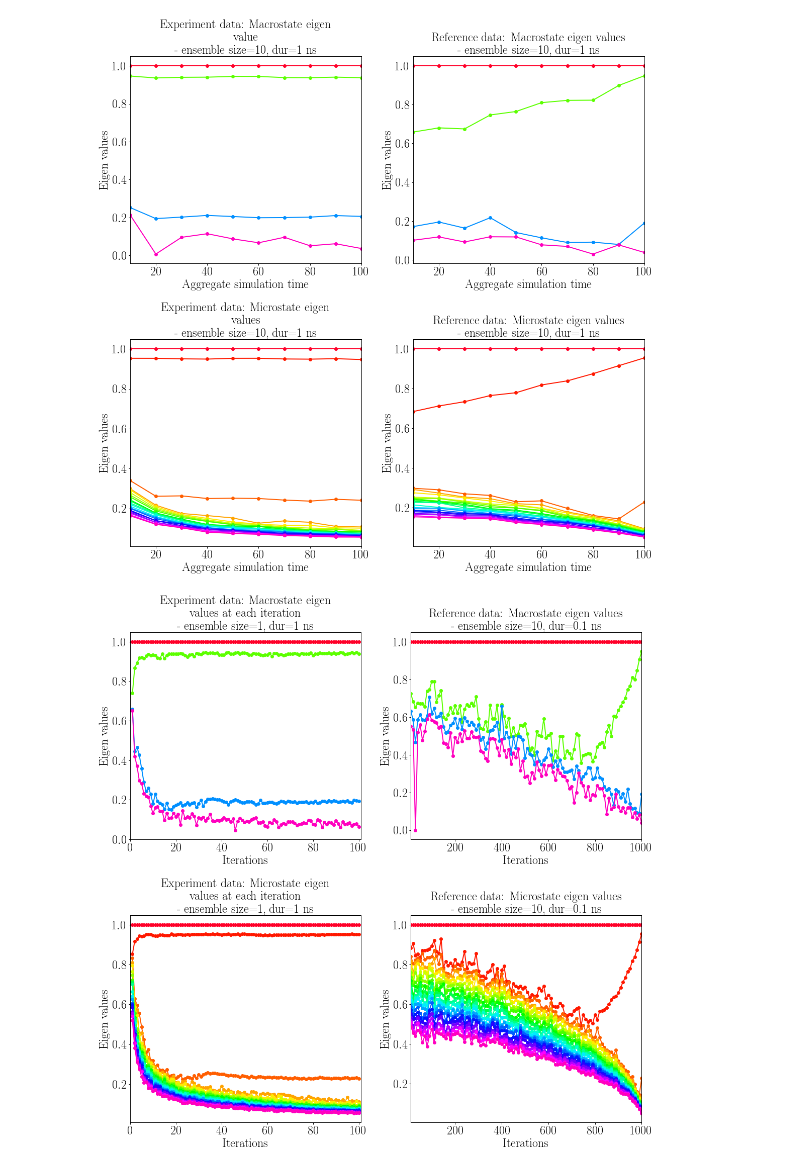
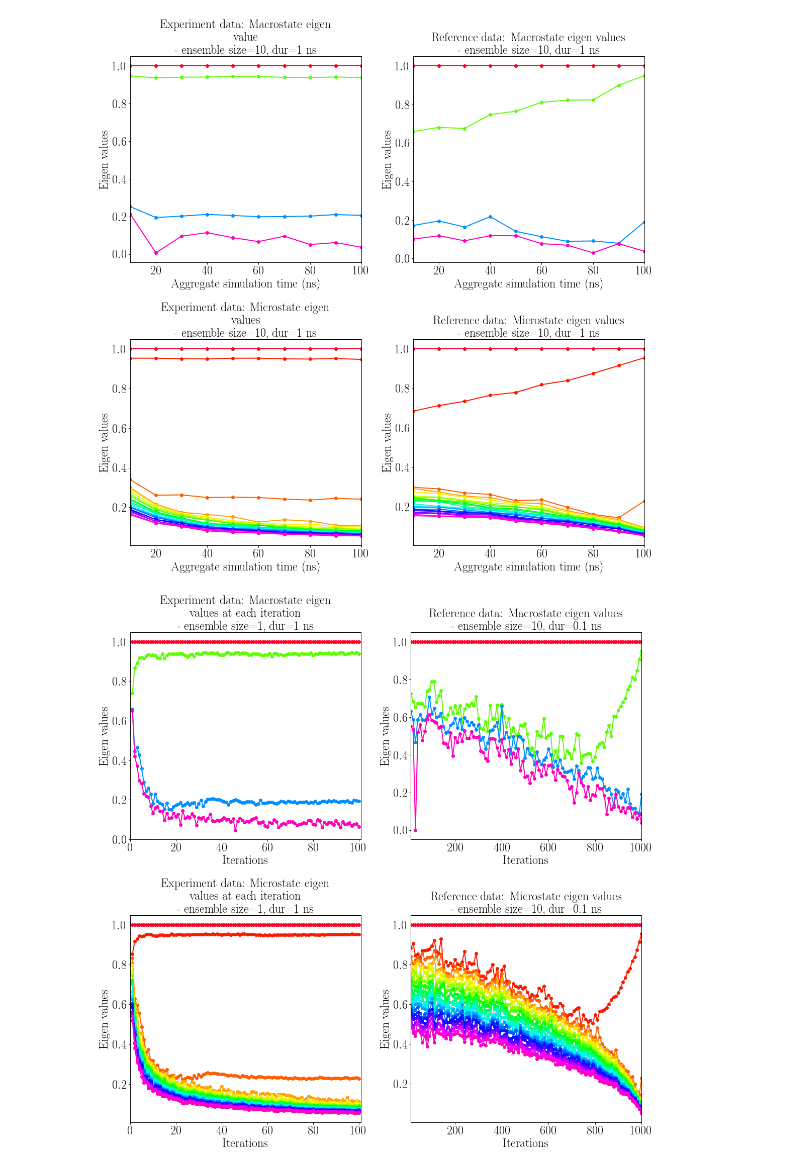
Before and after one commit to trje3733/adaptive-bms-experiments, a Jupyter notebook: adaptive-msm/notebook/plotme.ipynb, the cells around one changed output. Drawn from its saved outputs; the diff is of its cells as text; code cells hidden in the pictures.

```diff
--- a/adaptive-msm/notebook/plotme.ipynb
+++ b/adaptive-msm/notebook/plotme.ipynb
@@ -183,7 +183,7 @@ iters=10
 path = '../raw_data/exp_data/dur-%s-ensemble-%s-iters-%s'%(dur,en,iters)
 macro_ev_df_iters_10 = get_macrostate_data(path, dur, en, iters)
 ax1 = macro_ev_df_iters_10.plot(ax=ax[0][0],kind='line',marker='o',colormap='gist_rainbow', legend=False)
-ax1.set_xlabel('Aggregate simulation time')
+ax1.set_xlabel('Aggregate simulation time (ns)')
 ax1.set_ylabel('Eigen values')
 ax1.set_title('Experiment data: Macrostate eigen \n value \n - ensemble size=%s, dur=%s ns'%(en, dur))
 ax1.legend().set_visible(False)
@@ -196,41 +196,41 @@ iters=10
 path = '../raw_data/ref_data'
 macro_ev_df_ref = get_macrostate_data(path, dur, en, iters)
 ax1 = macro_ev_df_ref.plot(ax=ax[0][1],kind='line',marker='o',colormap='gist_rainbow', legend=False)
-ax1.set_xlabel('Aggregate simulation time')
+ax1.set_xlabel('Aggregate simulation time (ns)')
 ax1.set_ylabel('Eigen values')
 ax1.set_title('Reference data: Macrostate eigen values \n - ensemble size=%s, dur=%s ns'%(en, dur))
 
 
 
 dur=1
 en=10
 iters=10
 path = '../raw_data/exp_data/dur-%s-ensemble-%s-iters-%s'%(dur,en,iters)
 micro_ev_df_iters_10 = get_microstate_data(path, dur, en, iters)
 ax2 = micro_ev_df_iters_10.plot(ax=ax[1][0],kind='line',marker='o',colormap='gist_rainbow', legend=False)
-ax2.set_xlabel('Aggregate simulation time')
+ax2.set_xlabel('Aggregate simulation time (ns)')
 ax2.set_ylabel('Eigen values')
 ax2.set_title('Experiment data: Microstate eigen \n values \n - ensemble size=%s, dur=%s ns'%(en, dur))
 ax2.legend().set_visible(False)
 # ax2.set_xticks([1,2,3,4,5,6,7,8,9,10])
 # ax2.set_xlim(1,10)
 
 
 dur=1
 en=10
 iters=10
 path = '../raw_data/ref_data'
 micro_ev_df_ref = get_microstate_data(path, dur, en, iters)
 ax2 = micro_ev_df_ref.plot(ax=ax[1][1],kind='line',marker='o',colormap='gist_rainbow', legend=False)
-ax2.set_xlabel('Aggregate simulation time')
+ax2.set_xlabel('Aggregate simulation time (ns)')
 ax2.set_ylabel('Eigen values')
 ax2.set_title('Reference data: Microstate eigen values \n - ensemble size=%s, dur=%s ns'%(en, dur))
 fig.tight_layout()
 
 fig.savefig('../plots/msm_validation_10ens_1dur_10iters.pdf', dpi=100, bbox_inches='tight')
 fig.savefig('../plots/msm_validation_10ens_1dur_10iters.png', dpi=100, bbox_inches='tight')
 # %% [output]
-[figure, old version]
+[figure, new version]
 # %%
 fig, ax = plt.subplots(2, 2)
 fig.set_size_inches((16,16))
```
Also changed, not shown: 2 other files.
